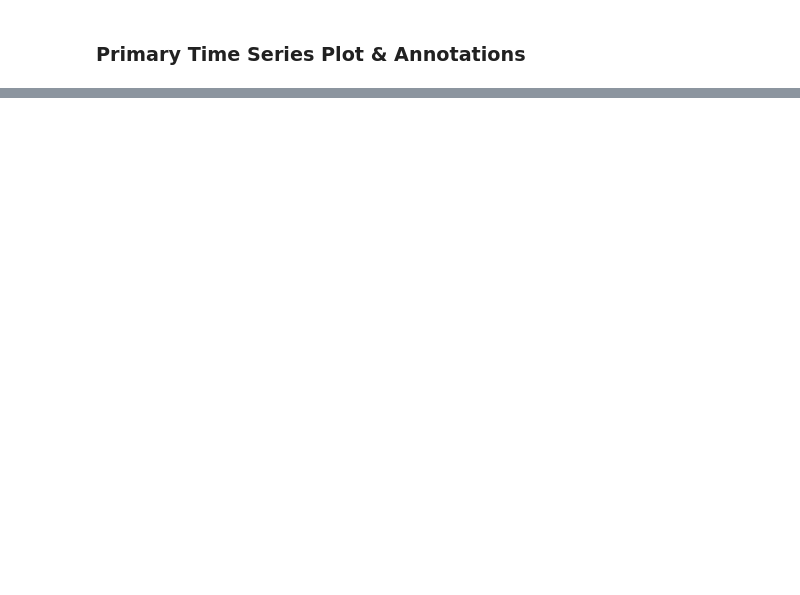
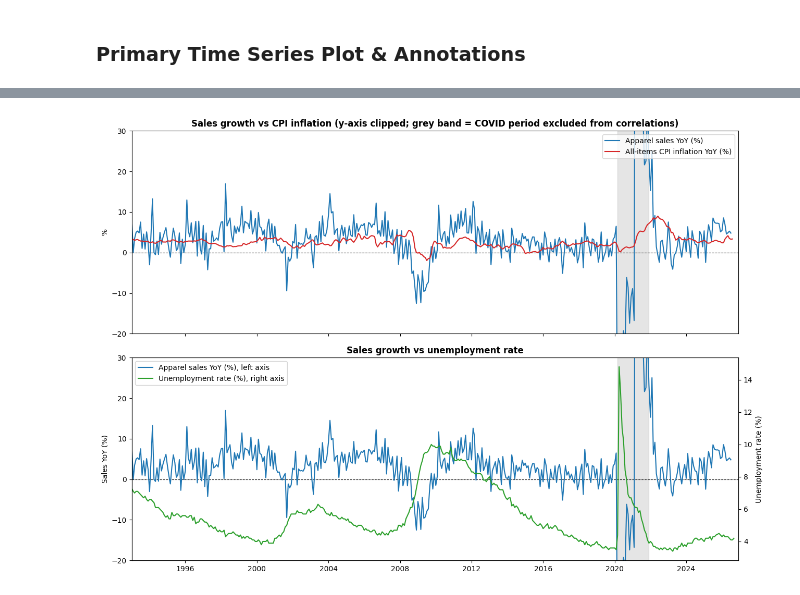
Before and after one commit to mo-alsafi/apparel-sales-forecasting, a Jupyter notebook: notebooks/02_eda.ipynb, the cells around one changed output, grey strips where cells are left out. Saved outputs shown, nothing was run; the diff lists cells and outputs as text; code cells hidden in the pictures; blank space fills up the shorter version.

```diff
--- a/notebooks/02_eda.ipynb
+++ b/notebooks/02_eda.ipynb
@@ -405,0 +493,17 @@ Key Takeaway: Contemporaneous and lagged correlations on differenced macro serie
+# %%
+from statsmodels.graphics.tsaplots import plot_acf, plot_pacf
+
+panels = [("Full sample (COVID included)", seas_diff_log), ("Pre-2020 sample", seas_diff_pre)]
+
+fig, axes = plt.subplots(2, 2, figsize=(14, 8))
+for row, (label, s) in enumerate(panels):
+    plot_acf(s, lags=36, ax=axes[row, 0], title=f"ACF (d=1, D=1), log series: {label}")
+    plot_pacf(s, lags=36, ax=axes[row, 1], title=f"PACF (d=1, D=1), log series: {label}", method="ywm")
+plt.tight_layout()
+plt.savefig(FIGURES_DIR / "fig6_acf_pacf_diagnostics.png", dpi=300, bbox_inches="tight")
+plt.show()
+
+for label, s in panels:
+    table, band = eda.acf_pacf_table(s)
+    print(f"\n{label}: n={len(s)}, approx 95% band = +/-{band}")
+    print(table.to_string(index=False))
@@ -405,0 +554,81 @@ Key Takeaway: Contemporaneous and lagged correlations on differenced macro serie
+# %%
+x_series = {"CPI": df["cpi"], "UNRATE": df["unrate"]}
+log_sa = np.log(sales_sa)
+
+
+def d1(name):
+    return x_series[name].diff().dropna()
+
+
+def d12(name):
+    s = x_series[name]
+    return (np.log(s).diff(12) if name == "CPI" else s.diff(12)).dropna()
+
+
+specs = {
+    "A. monthly change, NSA, all data": (diff_log, d1, None),
+    "B. monthly change, SA, COVID excluded": (log_sa.diff().dropna(), d1, eda.COVID_EXCLUDE),
+    "C. YoY change, all data": (log_sales.diff(12).dropna(), d12, None),
+    "D. YoY change, COVID excluded": (log_sales.diff(12).dropna(), d12, eda.COVID_EXCLUDE),
+    "E. YoY change, pre-2020 only": (log_sales.diff(12).dropna().loc[:pre_end], lambda n: d12(n).loc[:pre_end], None),
+}
+
+ccf_results, summary_rows = {}, []
+for spec_name, (y, x_fn, excl) in specs.items():
+    for x_name in x_series:
+        res_ = eda.compute_exogenous_ccf(y, x_fn(x_name), max_lag=12, exclude=excl)
+        ccf_results[(spec_name, x_name)] = res_
+        r = res_["cross_correlation"]
+        summary_rows.append(
+            {
+                "Specification": spec_name,
+                "Regressor": x_name,
+                "r at lag 0": r.iloc[0],
+                "max |r|": round(float(r.abs().max()), 3),
+                "at lag": int(r.abs().idxmax()),
+            }
+        )
+print(pd.DataFrame(summary_rows).to_string(index=False))
+
+table_d = pd.DataFrame({n: ccf_results[("D. YoY change, COVID excluded", n)].set_index("lag")["cross_correlation"] for n in x_series})
+print("\nFull cross-correlation, lags 0-12, specification D:")
+print(table_d.to_string())
+
+un = df["unrate"]
+print(
+    f"\n2008-09 recession for context: unemployment {un['2008-01-01']:.1f}% (Jan 2008) -> "
+    f"{un['2008-01-01':'2011-12-01'].max():.1f}% (peak, {un['2008-01-01':'2011-12-01'].idxmax():%Y-%m}); "
+    f"April 2020 unemployment change: {d1('UNRATE').loc['2020-04-01']:+.1f} points"
+)
+
+# Figure: sales growth against the two macro series
+yoy_sales = (sales_nsa / sales_nsa.shift(12) - 1) * 100
+cpi_infl = (df["cpi"] / df["cpi"].shift(12) - 1) * 100
+fig, (ax1, ax2) = plt.subplots(2, 1, figsize=(13, 9), sharex=True)
+for ax in (ax1, ax2):
+    ax.axvspan(pd.Timestamp("2020-03-01"), pd.Timestamp("2021-12-01"), color="grey", alpha=0.2)
+    ax.axhline(0, color="black", linestyle="--", linewidth=0.8)
+
+ax1.plot(yoy_sales.index, yoy_sales.values, color="#1f77b4", label="Apparel sales YoY (%)")
+ax1.plot(cpi_infl.index, cpi_infl.values, color="#d62728", label="All-items CPI inflation YoY (%)")
+ax1.set_ylim(-20, 30)
+ax1.set_ylabel("%")
+ax1.set_title("Sales growth vs CPI inflation (y-axis clipped; grey band = COVID period excluded from correlations)", fontsize=12, fontweight="bold")
+ax1.legend(loc="upper right")
+
+ax2.plot(yoy_sales.index, yoy_sales.values, color="#1f77b4", label="Apparel sales YoY (%), left axis")
+ax2.set_ylim(-20, 30)
+ax2.set_ylabel("Sales YoY (%)")
+ax2b = ax2.twinx()
+ax2b.plot(df.index, df["unrate"], color="#2ca02c", label="Unemployment rate (%), right axis")
+ax2b.set_ylabel("Unemployment rate (%)")
+ax2.set_title("Sales growth vs unemployment rate", fontsize=12, fontweight="bold")
+h1, l1 = ax2.get_legend_handles_labels()
+h2, l2 = ax2b.get_legend_handles_labels()
+ax2.legend(h1 + h2, l1 + l2, loc="upper left")
+ax2.set_xlim(pd.Timestamp("1993-01-01"), pd.Timestamp("2026-12-01"))
+
+plt.tight_layout()
+plt.savefig(FIGURES_DIR / "fig7_sales_vs_macro.png", dpi=300, bbox_inches="tight")
+plt.show()
+# %% [output]
@@ -405,0 +652 @@ Key Takeaway: Contemporaneous and lagged correlations on differenced macro serie
+[figure, added]
```
Also changed, not shown: parts of 49 cells of this notebook, 7 other files.
